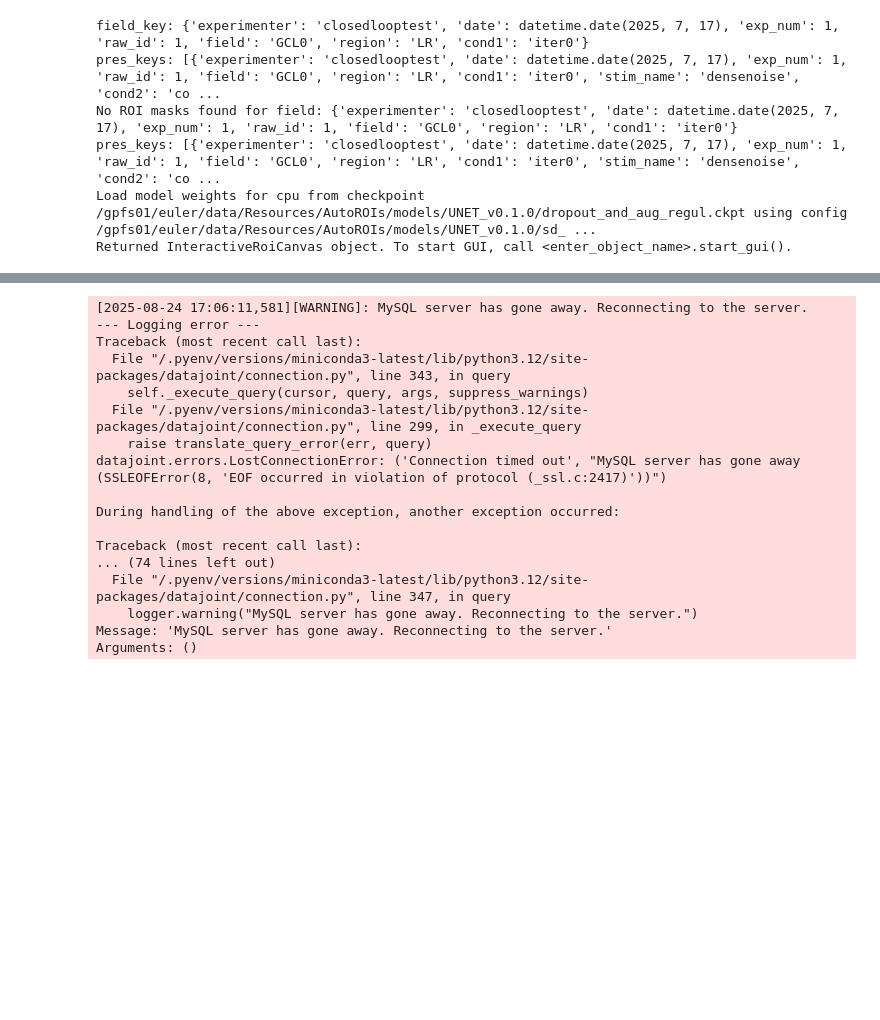
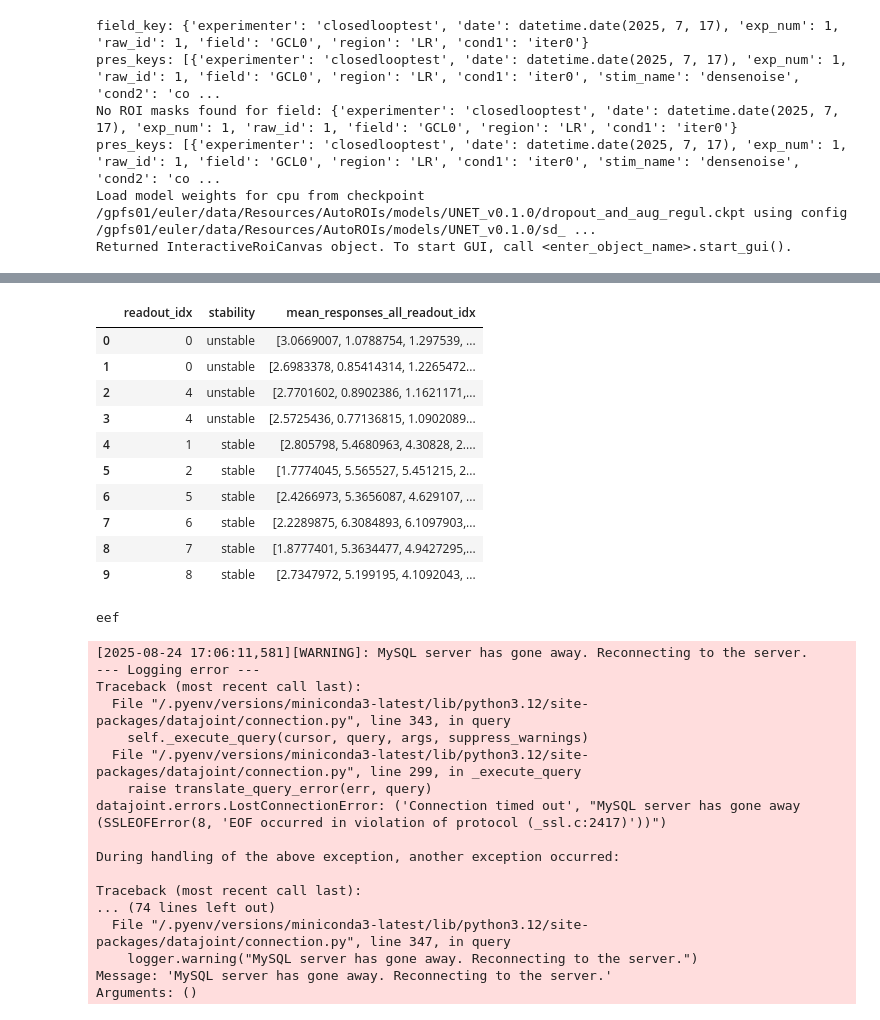
Before and after one commit to SamuelSuhai/model_in_the_loop, a Jupyter notebook: notebooks/gui/online_analysis_visualization.ipynb, the cells around one changed output, grey strips where cells are left out. Saved outputs shown, nothing was run; the diff lists cells and outputs as text; code cells hidden in the pictures; blank space fills up the shorter version.

```diff
--- a/notebooks/gui/online_analysis_visualization.ipynb
+++ b/notebooks/gui/online_analysis_visualization.ipynb
@@ -313,3 +362,21 @@ Metric val_correlation improved by 0.008 >= min_delta = 0.001. New best score: 0
+# %%
+random_seed_mei_wrapper.mei_data_container[["readout_idx","stability","mean_responses_all_readout_idx"]]
+# %% [output]
+|  | readout_idx | stability | mean_responses_all_readout_idx |
+| 0 | 0 | unstable | [3.0669007, 1.0788754, 1.297539, ... |
+| 1 | 0 | unstable | [2.6983378, 0.85414314, 1.2265472... |
+| 2 | 4 | unstable | [2.7701602, 0.8902386, 1.1621171,... |
+| 3 | 4 | unstable | [2.5725436, 0.77136815, 1.0902089... |
+| 4 | 1 | stable | [2.805798, 5.4680963, 4.30828, 2.... |
+| 5 | 2 | stable | [1.7774045, 5.565527, 5.451215, 2... |
+| 6 | 5 | stable | [2.4266973, 5.3656087, 4.629107, ... |
+| 7 | 6 | stable | [2.2289875, 6.3084893, 6.1097903,... |
+| 8 | 7 | stable | [1.8777401, 5.3634477, 4.9427295,... |
+| 9 | 8 | stable | [2.7347972, 5.199195, 4.1092043, ... |
+# %%
+print("eef")
+# %% [output]
+eef
 # %%
 #random_seed_mei_wrapper.upload_to_db()
 # %%
```
Also changed, not shown: parts of 22 cells of this notebook, 8 other files.
